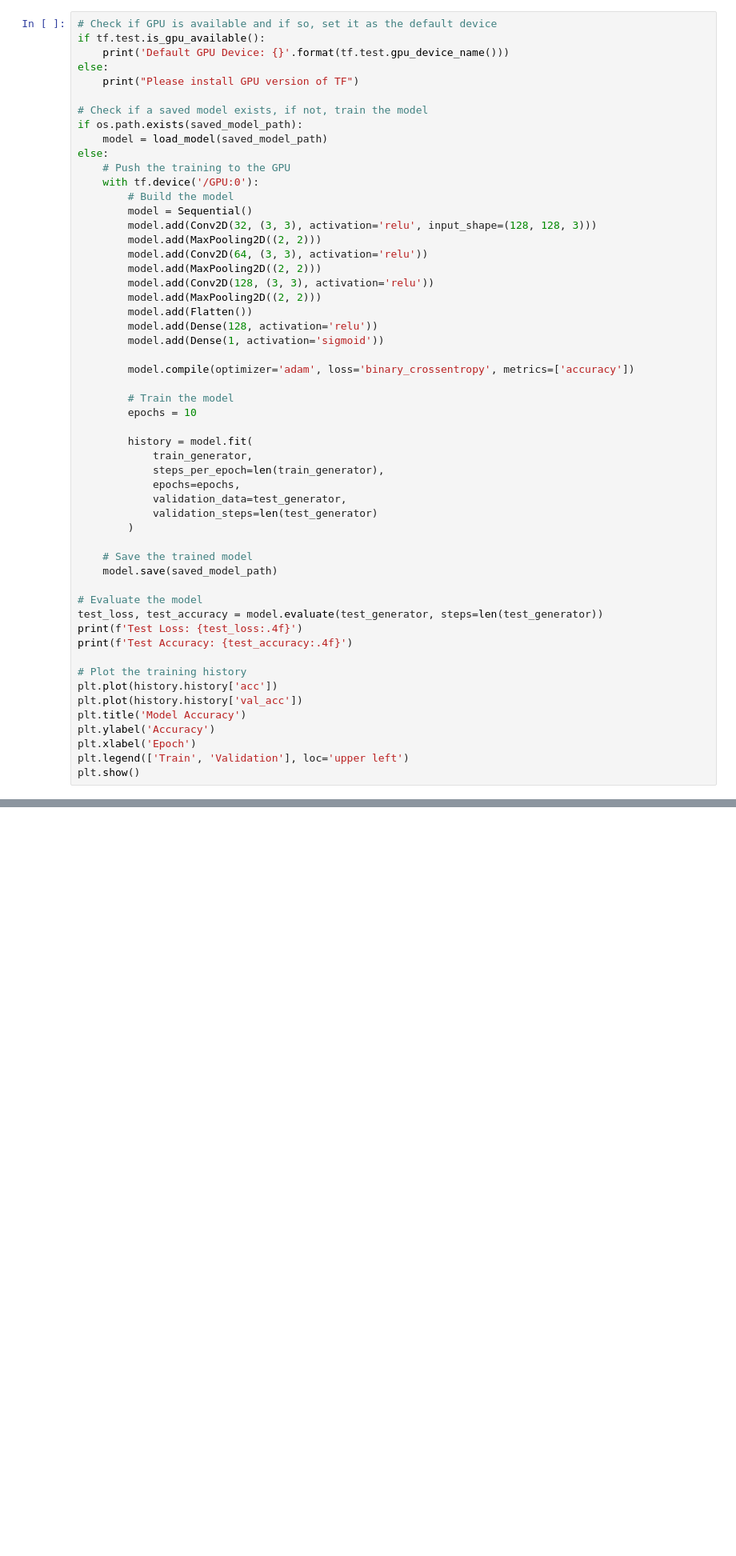
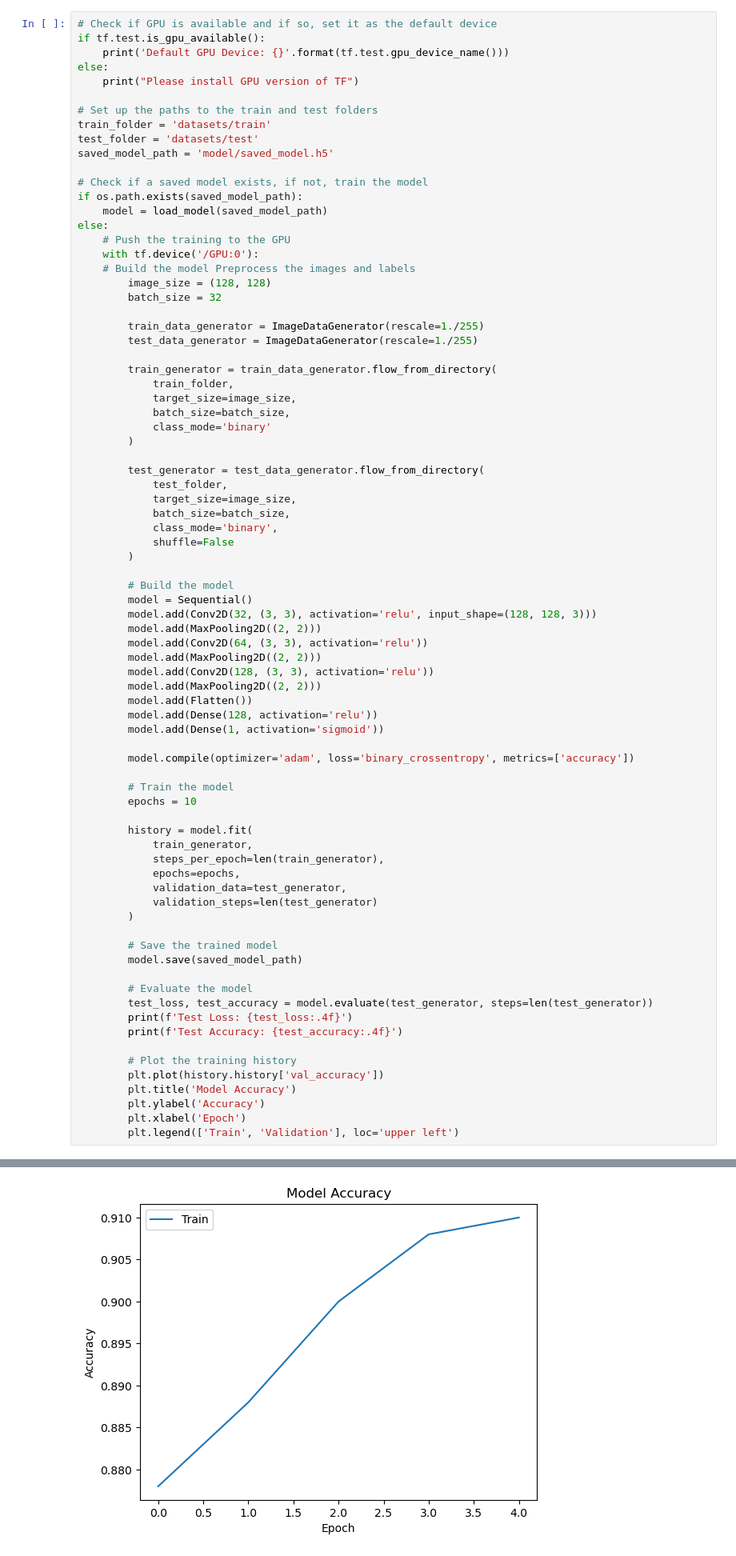
Before and after one commit to N-Elmer/SKIN-CANCER-DETECTOR, a Jupyter notebook: CancerDetector.ipynb, the cells around one changed output, grey strips where cells are left out. Shown: that part at 80% size. Saved outputs shown, nothing was run; the diff lists cells and outputs as text; blank space fills up the shorter version.

```diff
--- a/CancerDetector.ipynb
+++ b/CancerDetector.ipynb
@@ -42,12 +15,39 @@ if tf.test.is_gpu_available():
 else:
     print("Please install GPU version of TF")
 
+# Set up the paths to the train and test folders
+train_folder = 'datasets/train'
+test_folder = 'datasets/test'
+saved_model_path = 'model/saved_model.h5'
+
 # Check if a saved model exists, if not, train the model
 if os.path.exists(saved_model_path):
     model = load_model(saved_model_path)
 else:
     # Push the training to the GPU
     with tf.device('/GPU:0'):
+    # Build the model Preprocess the images and labels
+        image_size = (128, 128)
+        batch_size = 32
+
+        train_data_generator = ImageDataGenerator(rescale=1./255)
+        test_data_generator = ImageDataGenerator(rescale=1./255)
+
+        train_generator = train_data_generator.flow_from_directory(
+            train_folder,
+            target_size=image_size,
+            batch_size=batch_size,
+            class_mode='binary'
+        )
+
+        test_generator = test_data_generator.flow_from_directory(
+            test_folder,
+            target_size=image_size,
+            batch_size=batch_size,
+            class_mode='binary',
+            shuffle=False
+        )
+
         # Build the model
         model = Sequential()
         model.add(Conv2D(32, (3, 3), activation='relu', input_shape=(128, 128, 3)))
@@ -73,19 +73,18 @@ else:
             validation_steps=len(test_generator)
         )
 
-    # Save the trained model
-    model.save(saved_model_path)
+        # Save the trained model
+        model.save(saved_model_path)
 
-# Evaluate the model
-test_loss, test_accuracy = model.evaluate(test_generator, steps=len(test_generator))
-print(f'Test Loss: {test_loss:.4f}')
-print(f'Test Accuracy: {test_accuracy:.4f}')
+        # Evaluate the model
+        test_loss, test_accuracy = model.evaluate(test_generator, steps=len(test_generator))
+        print(f'Test Loss: {test_loss:.4f}')
+        print(f'Test Accuracy: {test_accuracy:.4f}')
 
-# Plot the training history
-plt.plot(history.history['acc'])
-plt.plot(history.history['val_acc'])
-plt.title('Model Accuracy')
-plt.ylabel('Accuracy')
-plt.xlabel('Epoch')
-plt.legend(['Train', 'Validation'], loc='upper left')
-plt.show()
+        # Plot the training history
+        plt.plot(history.history['val_accuracy'])
+        plt.title('Model Accuracy')
+        plt.ylabel('Accuracy')
+        plt.xlabel('Epoch')
+        plt.legend(['Train', 'Validation'], loc='upper left')
+# %% [output]
@@ -91,0 +121 @@ plt.show()
+[figure, added]
```
Also changed, not shown: parts of 3 cells of this notebook, 7 other files.
